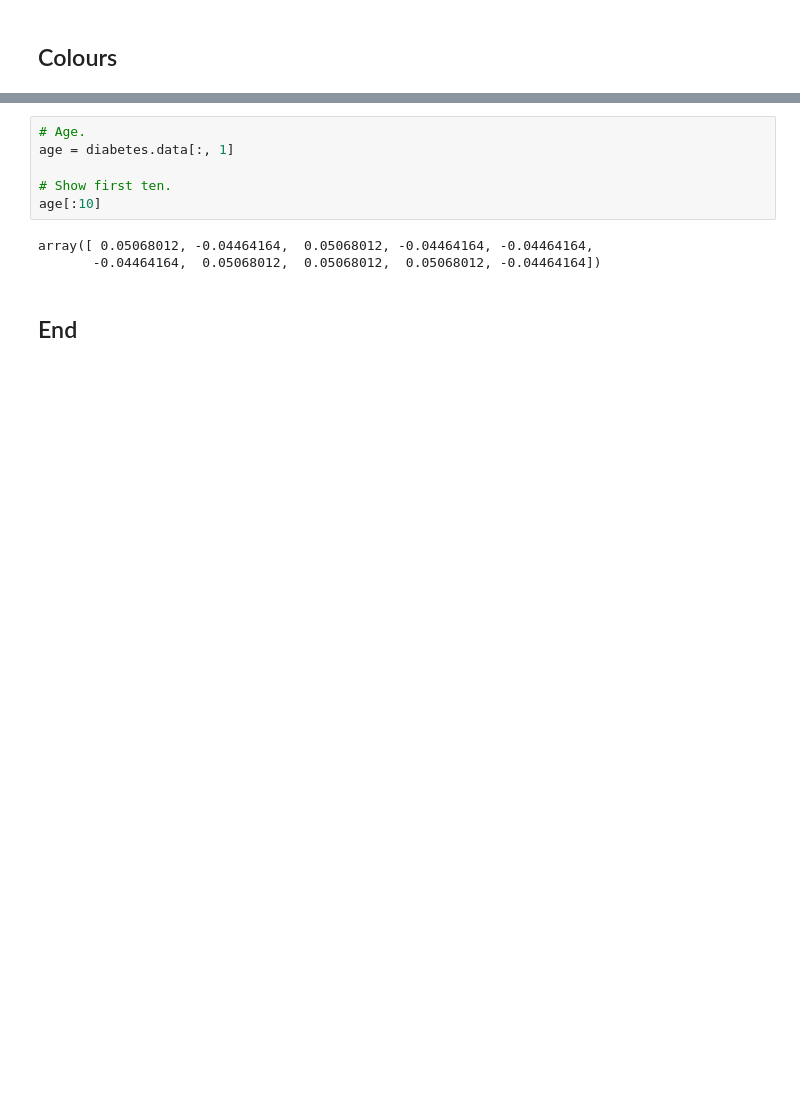
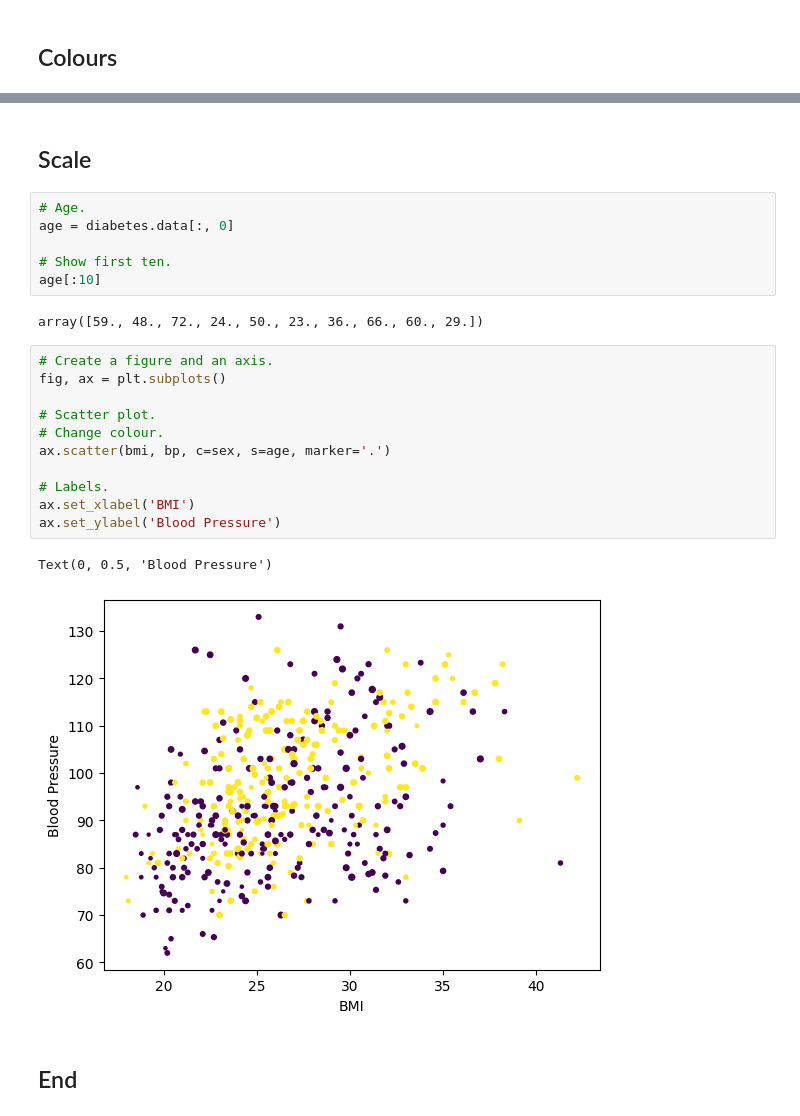
Before and after one commit to ianmcloughlin/principles_of_data_analytics, a Jupyter notebook: materials/scatterplots.ipynb, the cells around one changed output, grey strips where cells are left out. Saved outputs shown, nothing was run; the diff lists cells and outputs as text; blank space fills up the shorter version.

```diff
--- a/materials/scatterplots.ipynb
+++ b/materials/scatterplots.ipynb
@@ -130,11 +122,26 @@ Text(0, 0.5, 'Blood Pressure')
+# %% [markdown]
+## Scale
 # %%
 # Age.
-age = diabetes.data[:, 1]
+age = diabetes.data[:, 0]
 
 # Show first ten.
 age[:10]
 # %% [output]
-array([ 0.05068012, -0.04464164,  0.05068012, -0.04464164, -0.04464164,
-       -0.04464164,  0.05068012,  0.05068012,  0.05068012, -0.04464164])
+array([59., 48., 72., 24., 50., 23., 36., 66., 60., 29.])
+# %%
+# Create a figure and an axis.
+fig, ax = plt.subplots()
+
+# Scatter plot.
+# Change colour.
+ax.scatter(bmi, bp, c=sex, s=age, marker='.')
+
+# Labels.
+ax.set_xlabel('BMI')
+ax.set_ylabel('Blood Pressure')
+# %% [output]
+Text(0, 0.5, 'Blood Pressure')
+[figure, added]
 # %% [markdown]
 ## End
```
Also changed, not shown: parts of 9 cells of this notebook.
